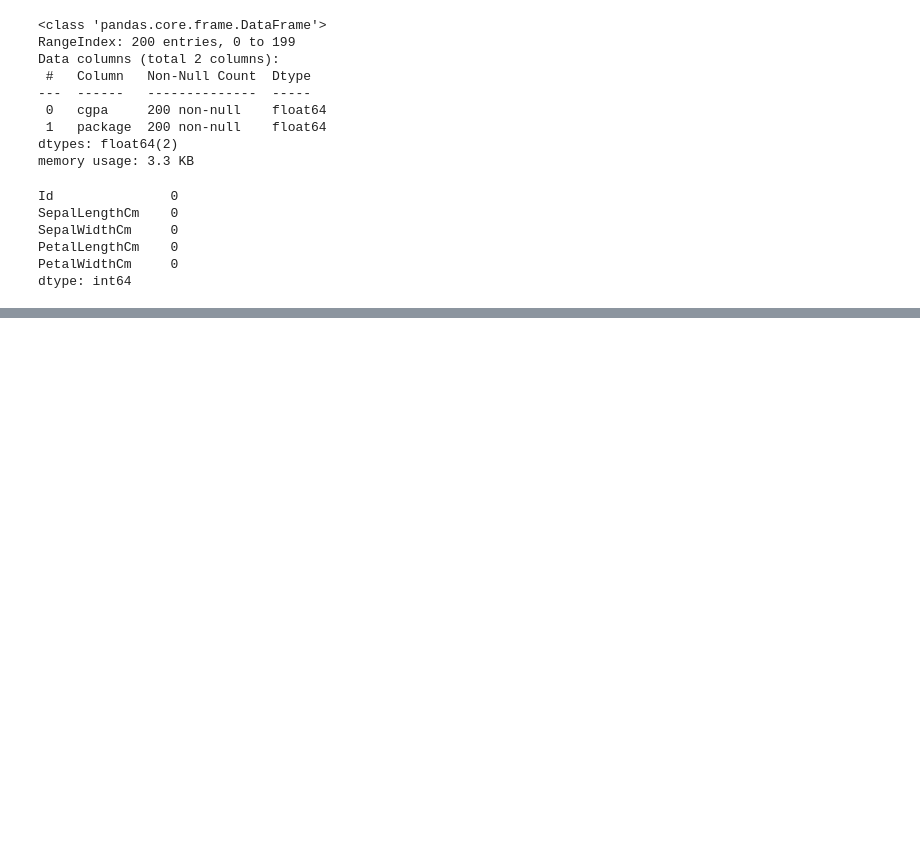
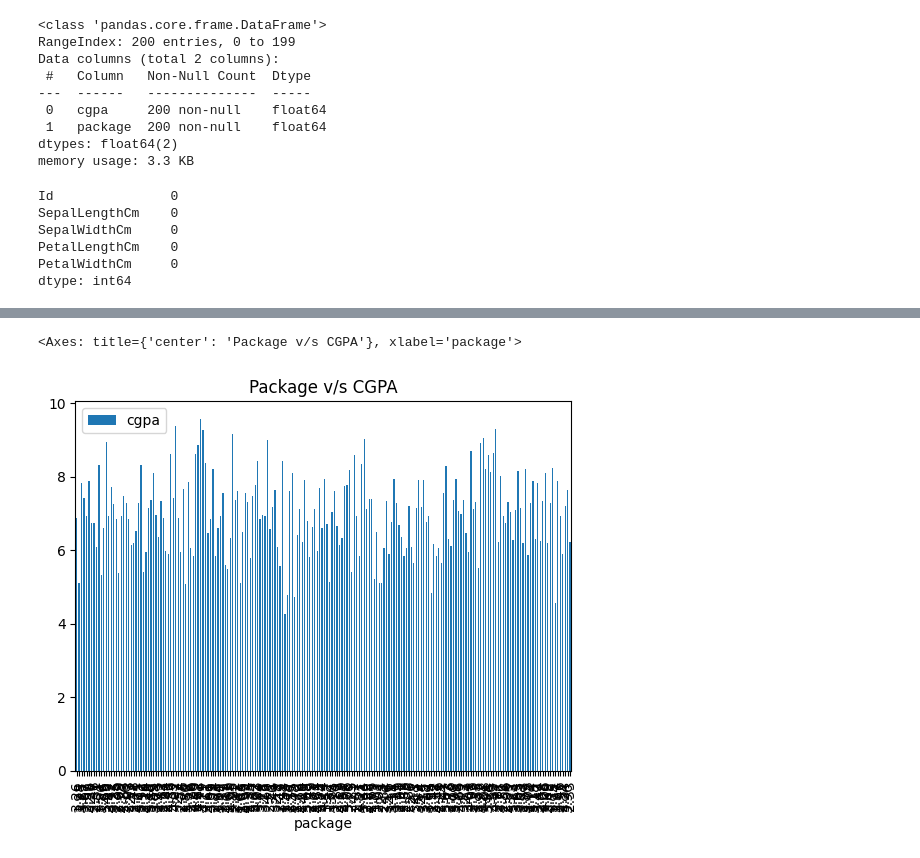
Before and after one commit to harsh-raj1995/coding-practice, a Jupyter notebook: 19_july_.ipynb, the cells around one changed output, grey strips where cells are left out. Cells and saved outputs as stored; diff of their text form; code cells hidden in the pictures; blank space fills up the shorter version.

```diff
--- a/19_july_.ipynb
+++ b/19_july_.ipynb
@@ -158,0 +136,5 @@ Column names: Index(['Id', 'SepalLengthCm', 'SepalWidthCm', 'PetalLengthCm', 'Pe
+# %%
+imp.plot(kind = 'bar', x = 'package',y = 'cgpa',title = 'Package v/s CGPA')
+# %% [output]
+<Axes: title={'center': 'Package v/s CGPA'}, xlabel='package'>
+[figure, added]
```
Also changed, not shown: parts of 2 cells of this notebook.
